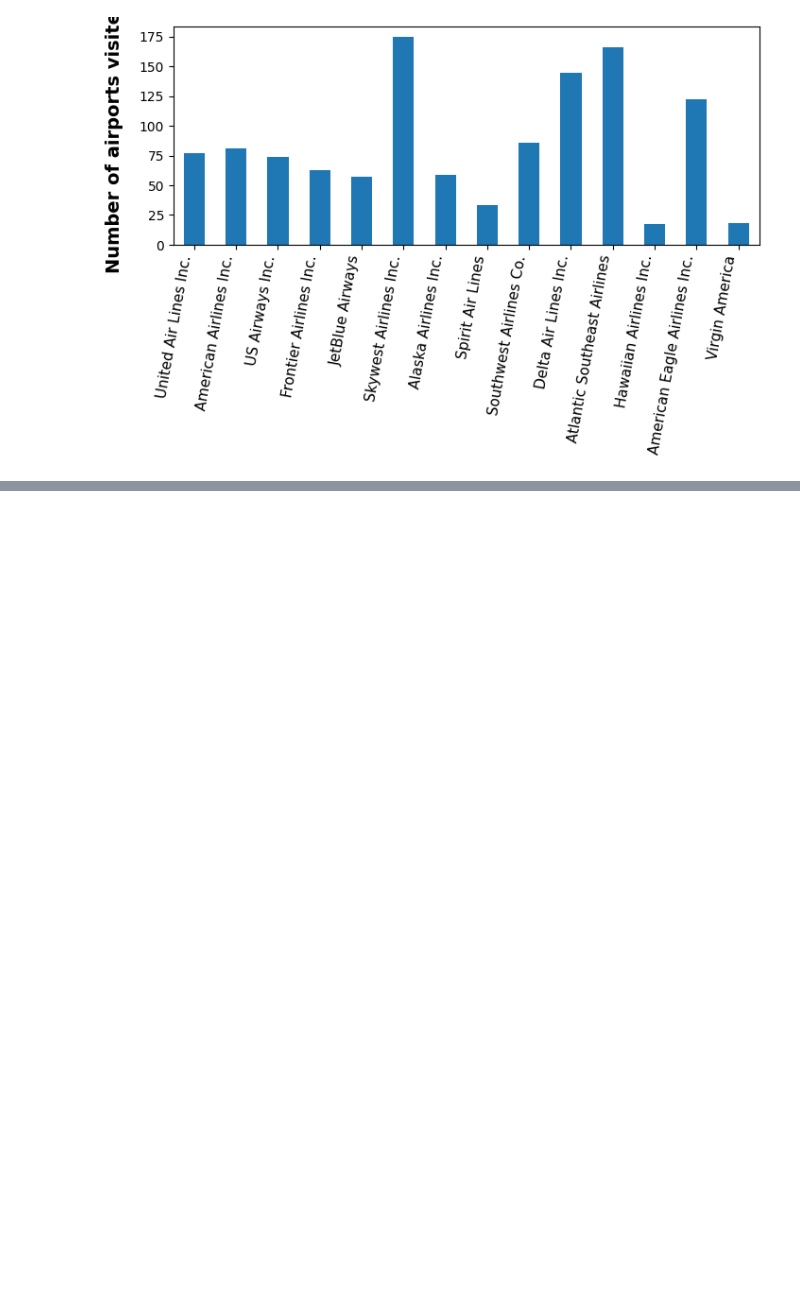
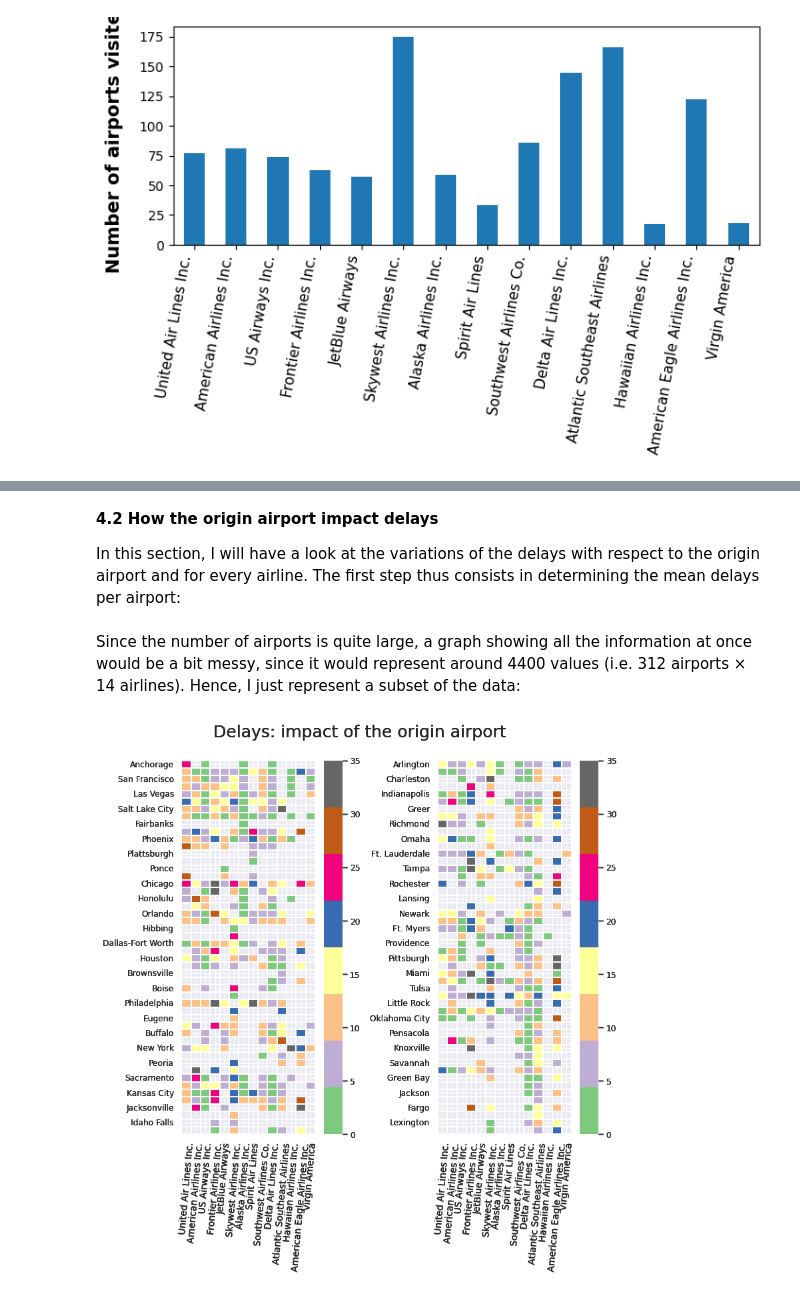
Before and after one commit to arvind-maurya/IIML_Group_Project, a Jupyter notebook: Predicting_flight_delays.ipynb, the cells around one changed output, grey strips where cells are left out. Drawn from its saved outputs; the diff is of its cells as text; code cells hidden in the pictures; blank space fills up the shorter version.

```diff
--- a/Predicting_flight_delays.ipynb
+++ b/Predicting_flight_delays.ipynb
@@ -947,0 +963,41 @@ for carrier in ['AA', 'AS', 'HA']:
+# %% [markdown]
+
+**4.2 How the origin airport impact delays**
+
+In this section, I will have a look at the variations of the delays with respect to the origin airport and for every airline. The first step thus consists in determining the mean delays per airport:
+# %%
+airport_mean_delays = pd.DataFrame(pd.Series(flights_df['ORIGIN_AIRPORT'].unique()))
+airport_mean_delays.set_index(0, drop = True, inplace = True)
+
+for carrier in abbr_companies.keys():
+    df1 = flights_df[flights_df['AIRLINE'] == carrier]
+    test = df1['DEPARTURE_DELAY'].groupby(flights_df['ORIGIN_AIRPORT']).apply(get_stats).unstack()
+    airport_mean_delays[carrier] = test.loc[:, 'mean']
+# %% [markdown]
+Since the number of airports is quite large, a graph showing all the information at once would be a bit messy, since it would represent around 4400 values (i.e. 312 airports  ×
+  14 airlines). Hence, I just represent a subset of the data:
+# %%
+sns.set(context="paper")
+fig = plt.figure(1, figsize=(8,8))
+
+ax = fig.add_subplot(1,2,1)
+subset = airport_mean_delays.iloc[:50,:].rename(columns = abbr_companies)
+subset = subset.rename(index = identify_airport)
+mask = subset.isnull()
+sns.heatmap(subset, linewidths=0.01, cmap="Accent", mask=mask, vmin = 0, vmax = 35)
+plt.setp(ax.get_xticklabels(), fontsize=10, rotation = 85) ;
+ax.yaxis.label.set_visible(False)
+
+ax = fig.add_subplot(1,2,2)
+subset = airport_mean_delays.iloc[50:100,:].rename(columns = abbr_companies)
+subset = subset.rename(index = identify_airport)
+fig.text(0.5, 1.02, "Delays: impact of the origin airport", ha='center', fontsize = 18)
+mask = subset.isnull()
+sns.heatmap(subset, linewidths=0.01, cmap="Accent", mask=mask, vmin = 0, vmax = 35)
+plt.setp(ax.get_xticklabels(), fontsize=10, rotation = 85) ;
+ax.yaxis.label.set_visible(False)
+
+plt.tight_layout()
+plt.show()
+# %% [output]
+[figure, added]
```
Also changed, not shown: parts of 33 cells of this notebook.
